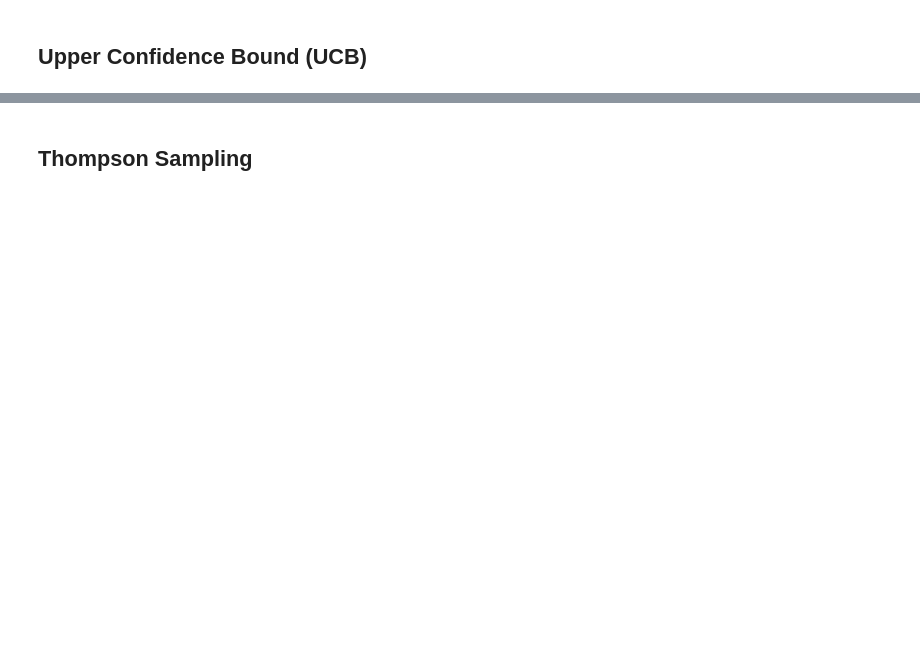
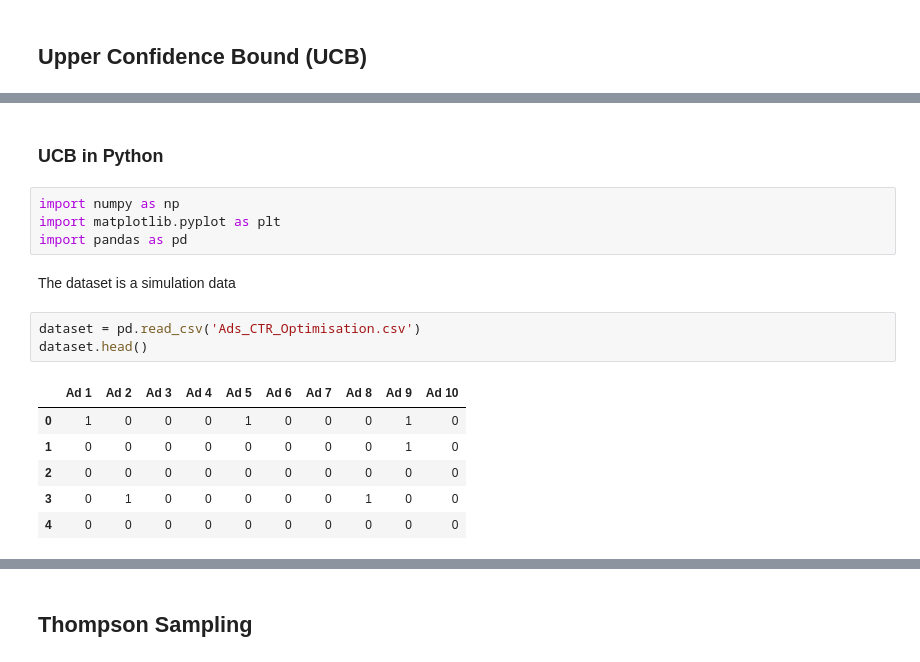
Before and after one commit to yunjcai/Machine-Learning-A-Z, a Jupyter notebook: Part 6 - Reinforcement Learning/Reinforcement Learning.ipynb, the cells around one changed output, grey strips where cells are left out. Cells and saved outputs as stored; diff of their text form; blank space fills up the shorter version.

```diff
--- a/Part 6 - Reinforcement Learning/Reinforcement Learning.ipynb
+++ b/Part 6 - Reinforcement Learning/Reinforcement Learning.ipynb
@@ -10,0 +72,18 @@ Desired outcomes provide the AI with reward, undesired with punishment. Machines
+# %% [markdown]
+### UCB in Python
+# %%
+import numpy as np
+import matplotlib.pyplot as plt
+import pandas as pd
+# %% [markdown]
+The dataset is a simulation data
+# %%
+dataset = pd.read_csv('Ads_CTR_Optimisation.csv')
+dataset.head()
+# %% [output]
+|  | Ad 1 | Ad 2 | Ad 3 | Ad 4 | Ad 5 | Ad 6 | Ad 7 | Ad 8 | Ad 9 | Ad 10 |
+| 0 | 1 | 0 | 0 | 0 | 1 | 0 | 0 | 0 | 1 | 0 |
+| 1 | 0 | 0 | 0 | 0 | 0 | 0 | 0 | 0 | 1 | 0 |
+| 2 | 0 | 0 | 0 | 0 | 0 | 0 | 0 | 0 | 0 | 0 |
+| 3 | 0 | 1 | 0 | 0 | 0 | 0 | 0 | 1 | 0 | 0 |
+| 4 | 0 | 0 | 0 | 0 | 0 | 0 | 0 | 0 | 0 | 0 |
```
Also changed, not shown: parts of 22 cells of this notebook.
